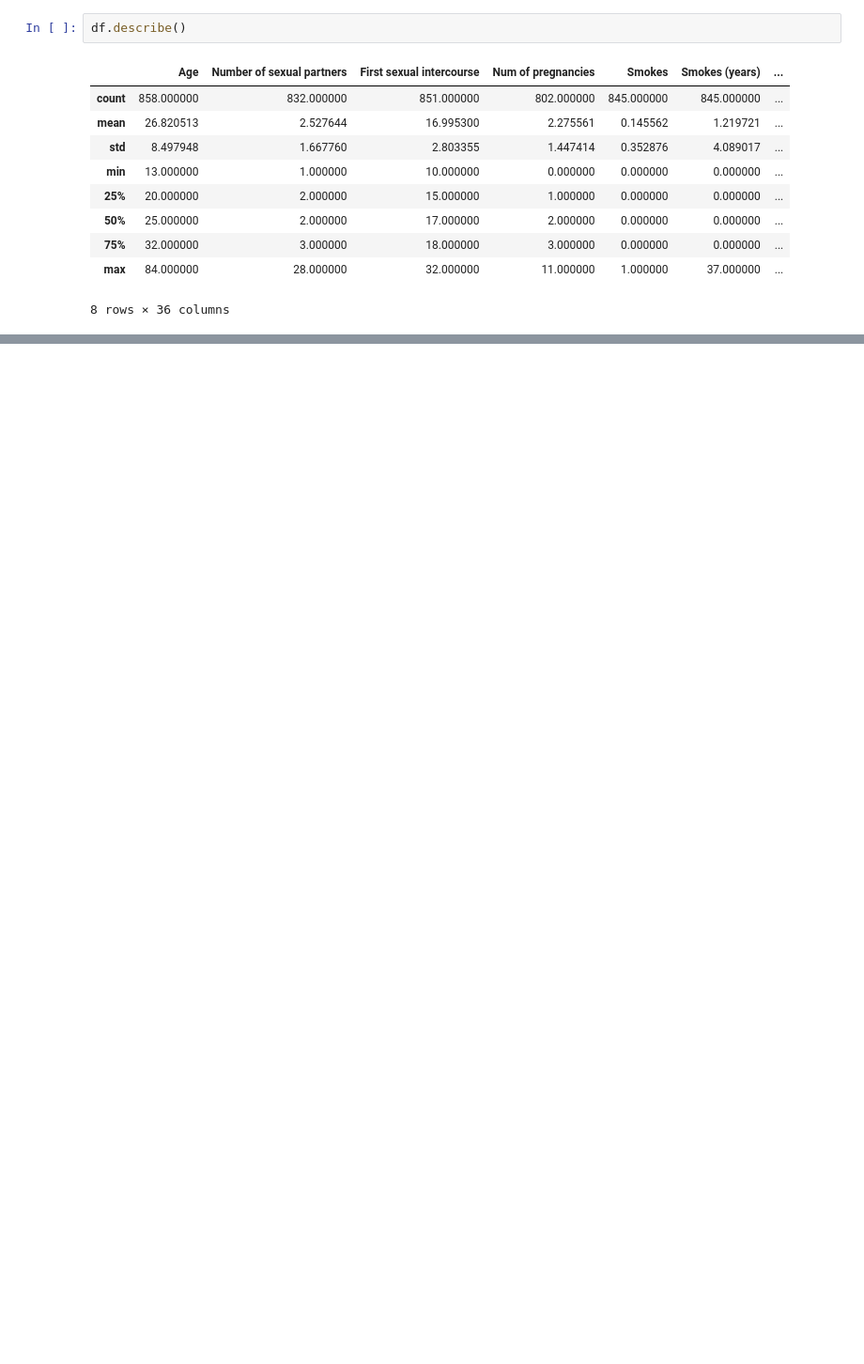
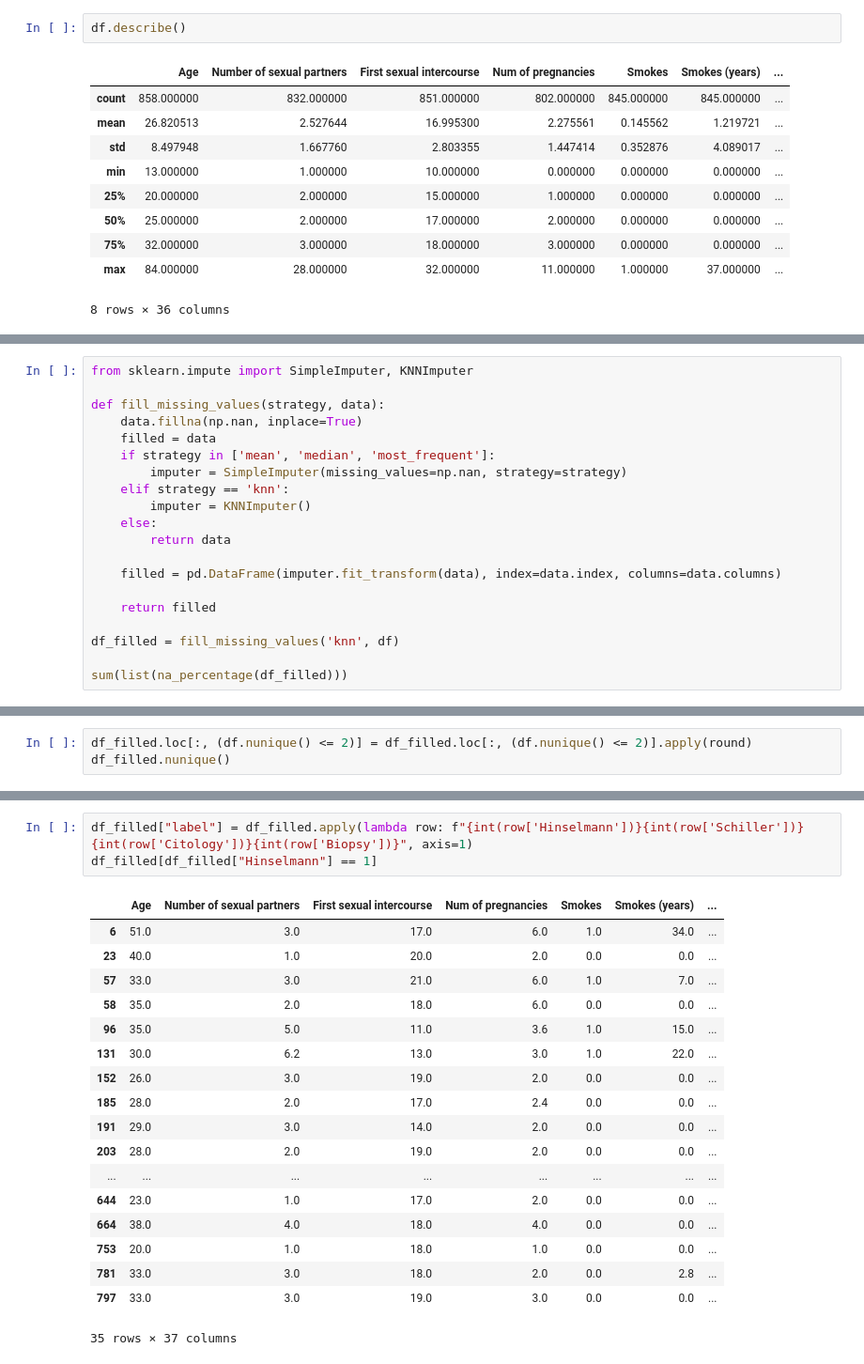
Before and after one commit to MatusPilnan/oznal-projekt-2020, a Jupyter notebook: oznal.ipynb, the cells around one changed output, grey strips where cells are left out. Shown: that part at 94% size. Drawn from its saved outputs; the diff is of its cells as text; blank space fills up the shorter version.

Commit message:
add preprocessing and first classifier WIP

```diff
--- a/oznal.ipynb
+++ b/oznal.ipynb
@@ -102,0 +134,20 @@ df.describe()
+# %%
+from sklearn.impute import SimpleImputer, KNNImputer
+
+def fill_missing_values(strategy, data):
+    data.fillna(np.nan, inplace=True)
+    filled = data
+    if strategy in ['mean', 'median', 'most_frequent']:
+        imputer = SimpleImputer(missing_values=np.nan, strategy=strategy)
+    elif strategy == 'knn':
+        imputer = KNNImputer()
+    else:
+        return data
+
+    filled = pd.DataFrame(imputer.fit_transform(data), index=data.index, columns=data.columns)
+
+    return filled
+
+df_filled = fill_missing_values('knn', df)
+
+sum(list(na_percentage(df_filled)))
@@ -102,0 +180,3 @@ df.describe()
+# %%
+df_filled.loc[:, (df.nunique() <= 2)] = df_filled.loc[:, (df.nunique() <= 2)].apply(round)
+df_filled.nunique()
@@ -102,0 +201,22 @@ df.describe()
+# %%
+df_filled["label"] = df_filled.apply(lambda row: f"{int(row['Hinselmann'])}{int(row['Schiller'])}{int(row['Citology'])}{int(row['Biopsy'])}", axis=1)
+df_filled[df_filled["Hinselmann"] == 1]
+# %% [output]
+|  | Age | Number of sexual partners | First sexual intercourse | Num of pregnancies | Smokes | Smokes (years) | ... |
+| 6 | 51.0 | 3.0 | 17.0 | 6.0 | 1.0 | 34.0 | ... |
+| 23 | 40.0 | 1.0 | 20.0 | 2.0 | 0.0 | 0.0 | ... |
+| 57 | 33.0 | 3.0 | 21.0 | 6.0 | 1.0 | 7.0 | ... |
+| 58 | 35.0 | 2.0 | 18.0 | 6.0 | 0.0 | 0.0 | ... |
+| 96 | 35.0 | 5.0 | 11.0 | 3.6 | 1.0 | 15.0 | ... |
+| 131 | 30.0 | 6.2 | 13.0 | 3.0 | 1.0 | 22.0 | ... |
+| 152 | 26.0 | 3.0 | 19.0 | 2.0 | 0.0 | 0.0 | ... |
+| 185 | 28.0 | 2.0 | 17.0 | 2.4 | 0.0 | 0.0 | ... |
+| 191 | 29.0 | 3.0 | 14.0 | 2.0 | 0.0 | 0.0 | ... |
+| 203 | 28.0 | 2.0 | 19.0 | 2.0 | 0.0 | 0.0 | ... |
+| ... | ... | ... | ... | ... | ... | ... | ... |
+| 644 | 23.0 | 1.0 | 17.0 | 2.0 | 0.0 | 0.0 | ... |
+| 664 | 38.0 | 4.0 | 18.0 | 4.0 | 0.0 | 0.0 | ... |
+| 753 | 20.0 | 1.0 | 18.0 | 1.0 | 0.0 | 0.0 | ... |
+| 781 | 33.0 | 3.0 | 18.0 | 2.0 | 0.0 | 2.8 | ... |
+| 797 | 33.0 | 3.0 | 19.0 | 3.0 | 0.0 | 0.0 | ... |
+35 rows × 37 columns
```
Also changed, not shown: parts of 8 cells of this notebook.
